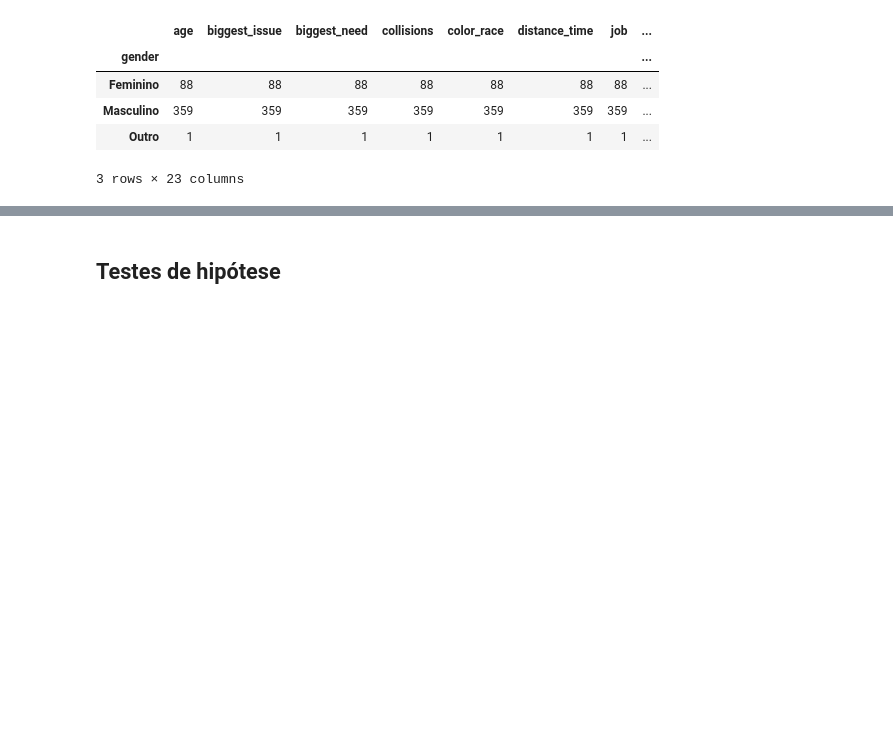
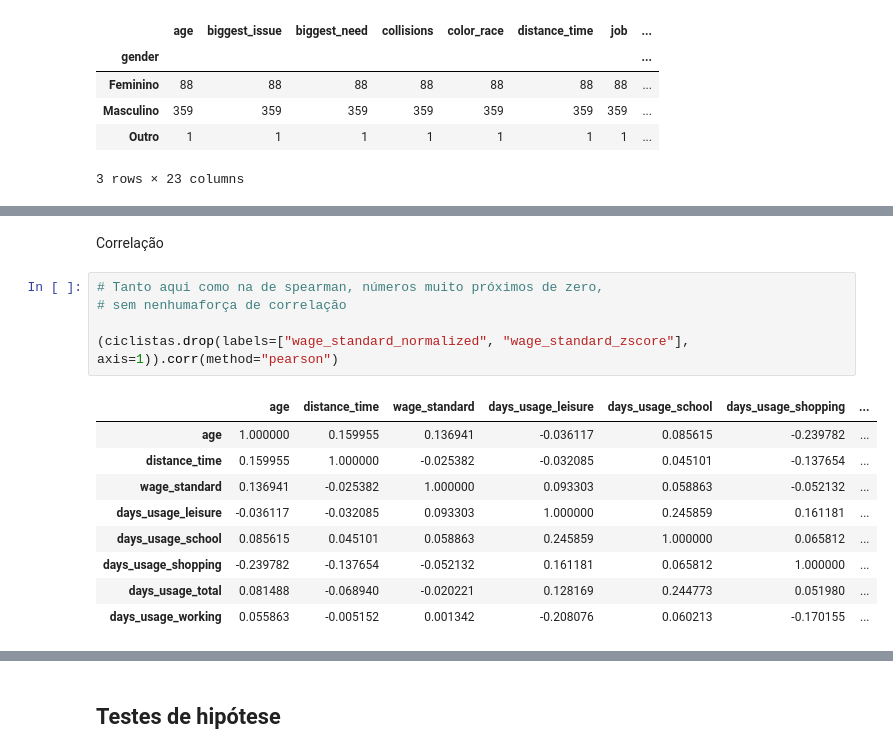
Before and after one commit to pedrocostab/Data_Science_Ciclistas, a Jupyter notebook: Projeto_1_Ciência_de_Dados.ipynb, the cells around one changed output, grey strips where cells are left out. Drawn from its saved outputs; the diff is of its cells as text; blank space fills up the shorter version.

```diff
--- a/Projeto_1_Ciência_de_Dados.ipynb
+++ b/Projeto_1_Ciência_de_Dados.ipynb
@@ -836,0 +958,17 @@ ciclistas.corr(method="spearman")
+# %% [markdown]
+Correlação
+# %%
+# Tanto aqui como na de spearman, números muito próximos de zero,
+# sem nenhumaforça de correlação
+
+(ciclistas.drop(labels=["wage_standard_normalized", "wage_standard_zscore"], axis=1)).corr(method="pearson")
+# %% [output]
+|  | age | distance_time | wage_standard | days_usage_leisure | days_usage_school | days_usage_shopping | ... |
+| age | 1.000000 | 0.159955 | 0.136941 | -0.036117 | 0.085615 | -0.239782 | ... |
+| distance_time | 0.159955 | 1.000000 | -0.025382 | -0.032085 | 0.045101 | -0.137654 | ... |
+| wage_standard | 0.136941 | -0.025382 | 1.000000 | 0.093303 | 0.058863 | -0.052132 | ... |
+| days_usage_leisure | -0.036117 | -0.032085 | 0.093303 | 1.000000 | 0.245859 | 0.161181 | ... |
+| days_usage_school | 0.085615 | 0.045101 | 0.058863 | 0.245859 | 1.000000 | 0.065812 | ... |
+| days_usage_shopping | -0.239782 | -0.137654 | -0.052132 | 0.161181 | 0.065812 | 1.000000 | ... |
+| days_usage_total | 0.081488 | -0.068940 | -0.020221 | 0.128169 | 0.244773 | 0.051980 | ... |
+| days_usage_working | 0.055863 | -0.005152 | 0.001342 | -0.208076 | 0.060213 | -0.170155 | ... |
```
Also changed, not shown: parts of 33 cells of this notebook.
